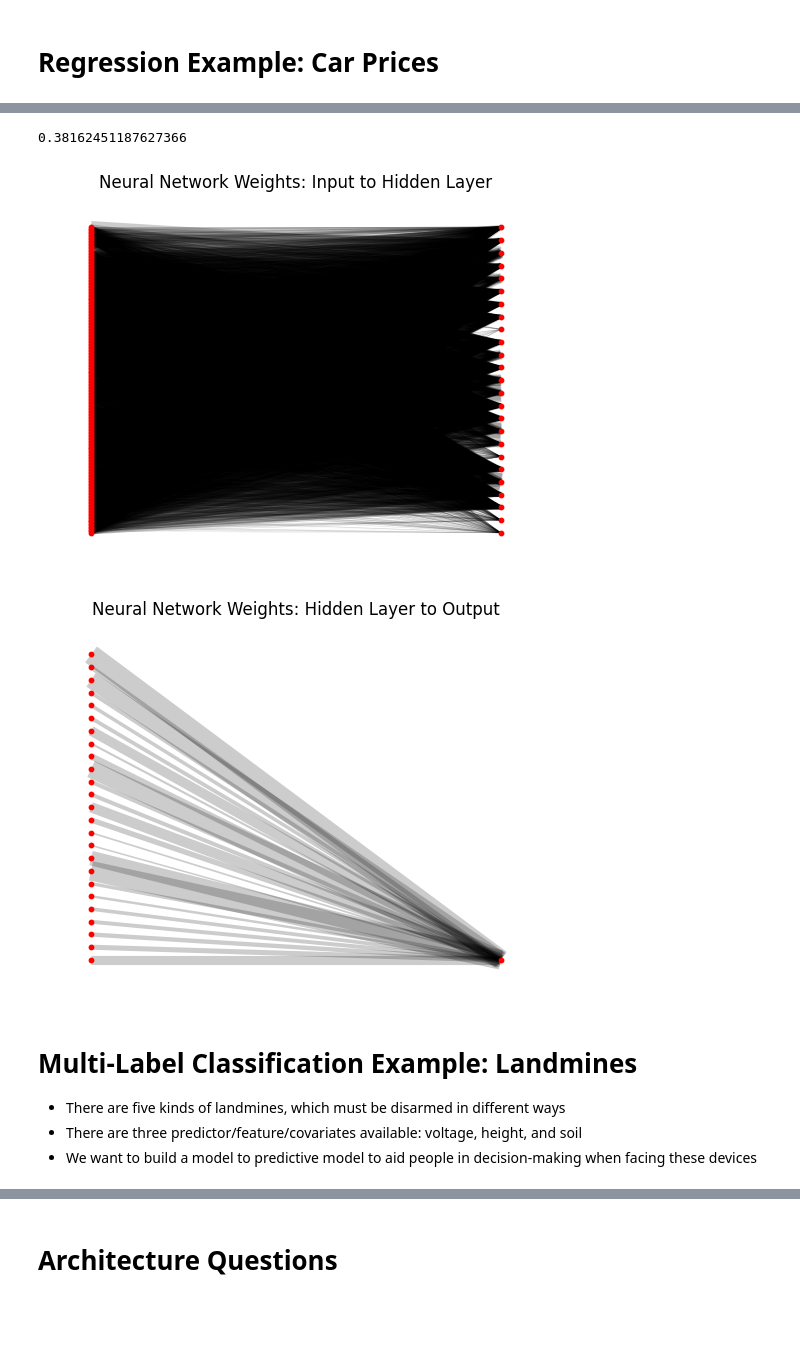
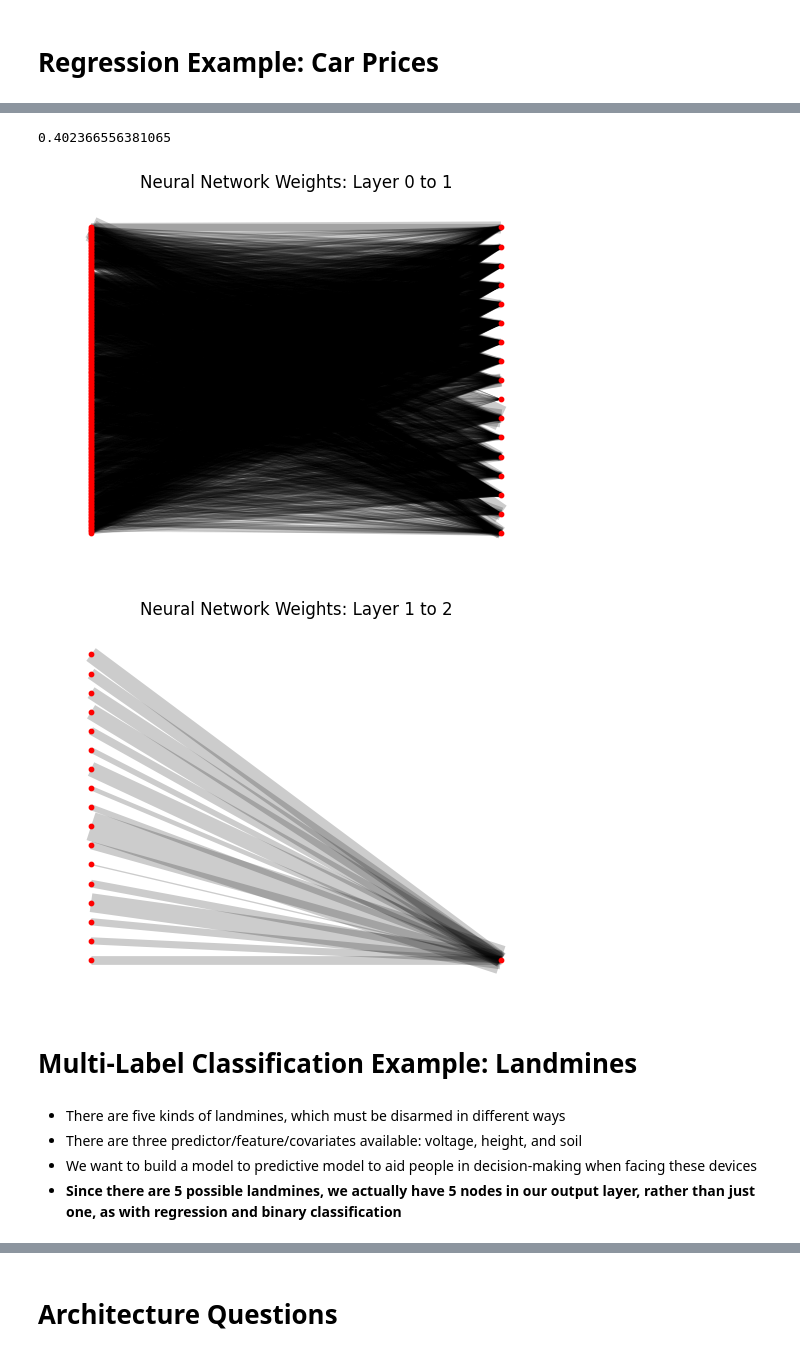
Before and after one commit to ds4e/aNN, a Jupyter notebook: neuralNetworks.ipynb, the cells around one changed output, grey strips where cells are left out. Cells and saved outputs as stored; diff of their text form; code cells hidden in the pictures; blank space fills up the shorter version.

```diff
--- a/neuralNetworks.ipynb
+++ b/neuralNetworks.ipynb
@@ -387,27 +407,30 @@ sns.lineplot(x= np.arange(5,K_max+1,10),y=acc_train, label='Training Error')
 # %%
 reg = MLPRegressor(solver = 'adam',
-                    hidden_layer_sizes=(25),
+                    hidden_layer_sizes=(17),
                     activation='relu',
                     max_iter=5000) # .75
 reg.fit(X_train,y_train)
 reg.score(X_test,y_test) # R^2 score
 # %% [output]
-0.38162451187627366
+0.402366556381065
 # %%
 W = reg.coefs_
 b = reg.intercepts_
-graph_hidden_layer(W)
+
+graph_layer_weights(W,0)
 # %% [output]
-[figure, old version]
+[figure, new version]
 # %%
-graph_output_layer(W)
+graph_layer_weights(W,1)
 # %% [output]
-[figure, old version]
+[figure, new version]
 # %% [markdown]
 # Multi-Label Classification Example: Landmines
-- There are five kinds of landmines, which must be disarmed in different ways
-- There are three predictor/feature/covariates available: voltage, height, and soil
-- We want to build a model to predictive model to aid people in decision-making when facing these devices
+# %% [markdown]
+- There are five kinds of landmines, which must be disarmed in different ways
+- There are three predictor/feature/covariates available: voltage, height, and soil
+- We want to build a model to predictive model to aid people in decision-making when facing these devices
+- **Since there are 5 possible landmines, we actually have 5 nodes in our output layer, rather than just one, as with regression and binary classification**
 # %%
 from sklearn.neural_network import MLPClassifier
 from sklearn.model_selection import train_test_split
```
Also changed, not shown: parts of 52 cells of this notebook.
